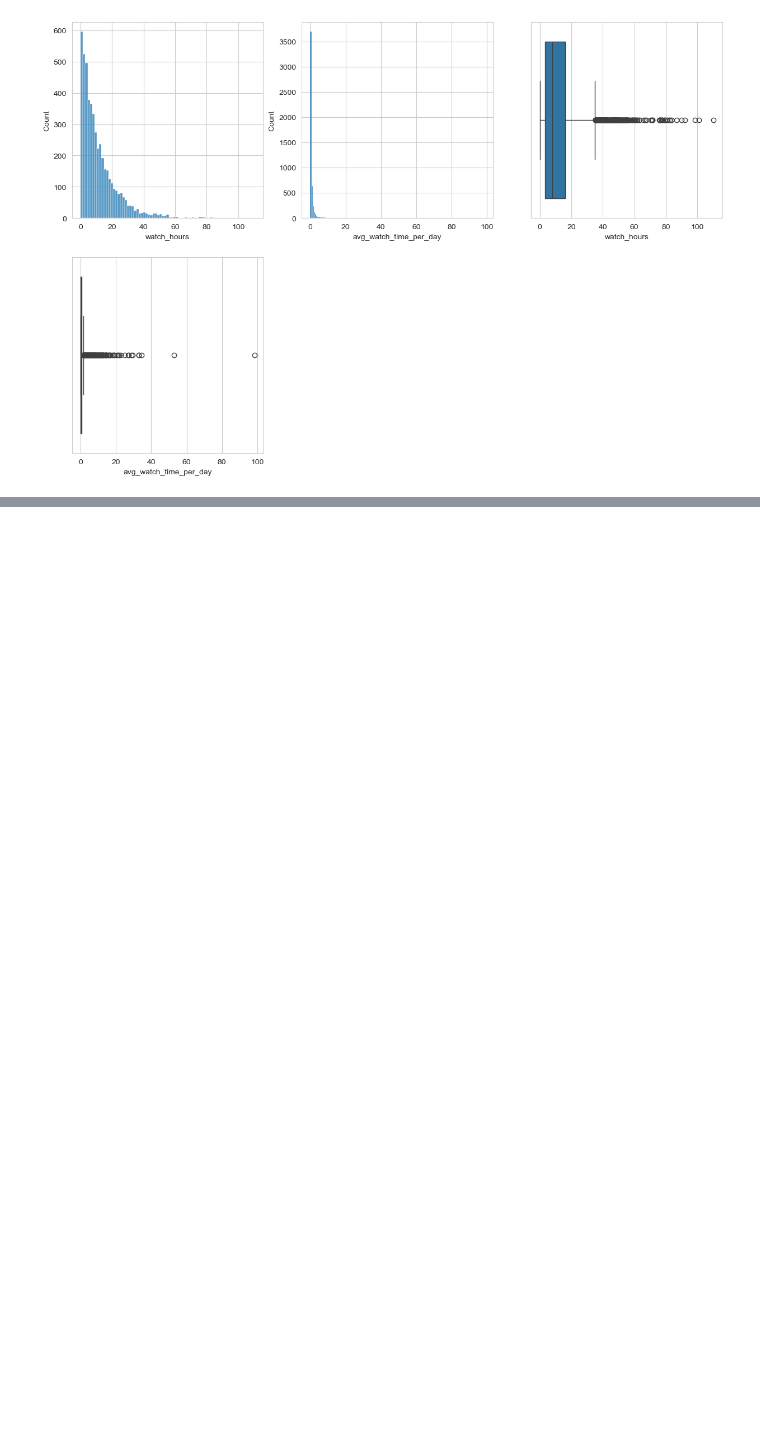
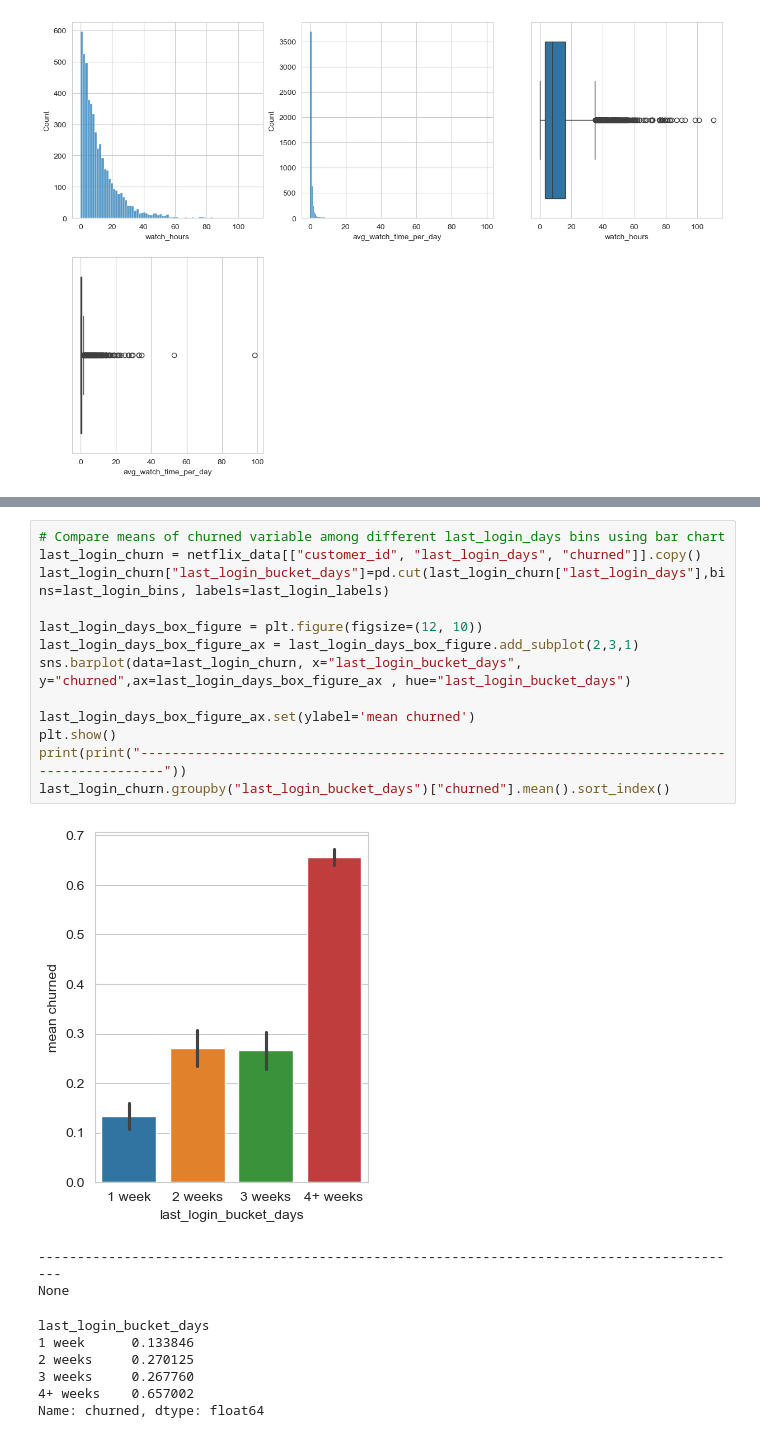
Before and after one commit to cpun94/personal-analytics-projects, a Jupyter notebook: Netflix Subscriber Churn Prediction/notebooks/01_data_exploration.ipynb, the cells around one changed output, grey strips where cells are left out. Cells and saved outputs as stored; diff of their text form; blank space fills up the shorter version.

```diff
--- a/Netflix Subscriber Churn Prediction/notebooks/01_data_exploration.ipynb
+++ b/Netflix Subscriber Churn Prediction/notebooks/01_data_exploration.ipynb
@@ -229,3 +349,26 @@ print(df_discrete_only.head())
+# %%
+# Compare means of churned variable among different last_login_days bins using bar chart
+last_login_churn = netflix_data[["customer_id", "last_login_days", "churned"]].copy()
+last_login_churn["last_login_bucket_days"]=pd.cut(last_login_churn["last_login_days"],bins=last_login_bins, labels=last_login_labels)
+
+last_login_days_box_figure = plt.figure(figsize=(12, 10))
+last_login_days_box_figure_ax = last_login_days_box_figure.add_subplot(2,3,1)
+sns.barplot(data=last_login_churn, x="last_login_bucket_days", y="churned",ax=last_login_days_box_figure_ax , hue="last_login_bucket_days")
+
+last_login_days_box_figure_ax.set(ylabel='mean churned')
+plt.show()
+print(print("-------------------------------------------------------------------------------------------"))
+last_login_churn.groupby("last_login_bucket_days")["churned"].mean().sort_index()
+# %% [output]
+[figure, added]
+-------------------------------------------------------------------------------------------
+None
+last_login_bucket_days
+1 week      0.133846
+2 weeks     0.270125
+3 weeks     0.267760
+4+ weeks    0.657002
+Name: churned, dtype: float64
 # %% [markdown]
 ## Next Steps
 Based on the initial exploration, the next phases of the analysis will be separated into their own Jupyter notebooks and will focus on:
```
Also changed, not shown: parts of 10 cells of this notebook.
